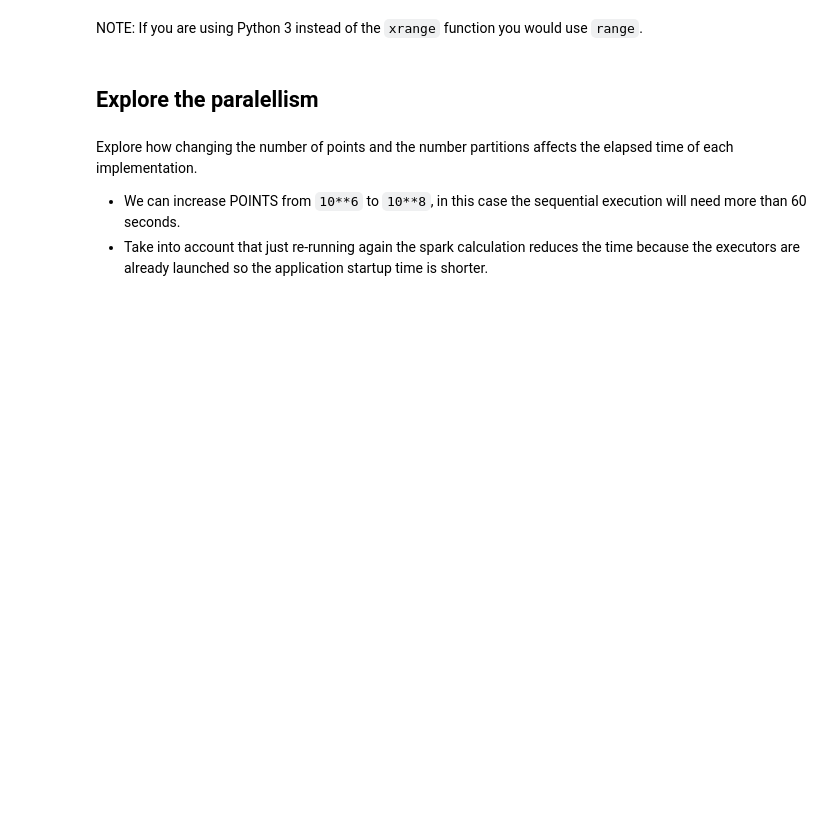
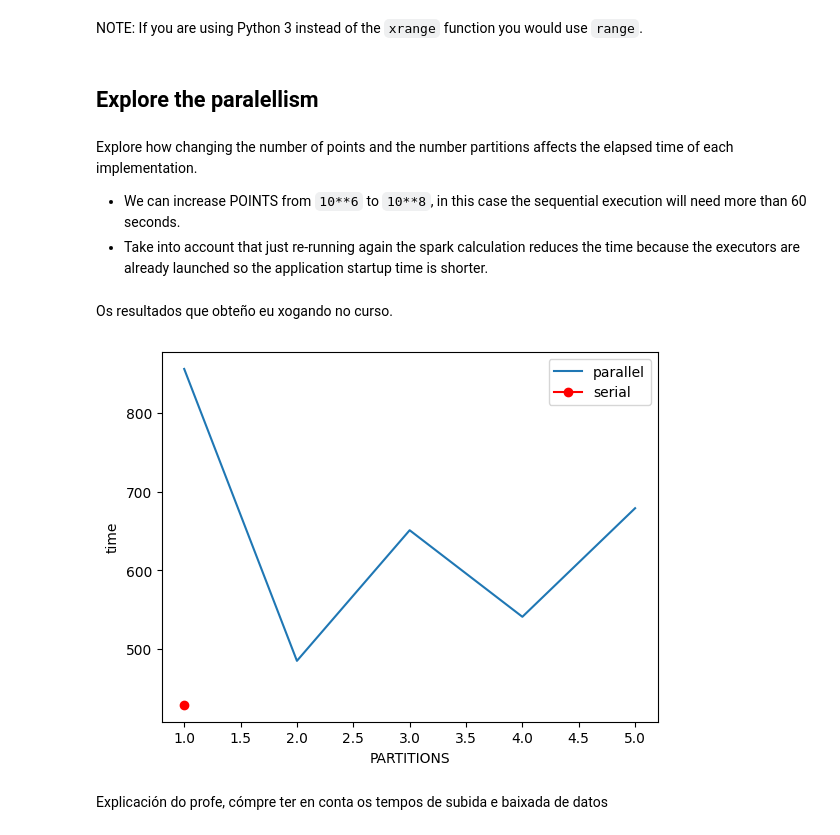
Before and after one commit to irocho/pyspark_course, a Jupyter notebook: core/solutions/Unit 3 Exercise Calculating Pi.ipynb, the cells around one changed output. Saved outputs shown, nothing was run; the diff lists cells and outputs as text; code cells hidden in the pictures; blank space fills up the shorter version.

```diff
--- a/core/solutions/Unit 3 Exercise Calculating Pi.ipynb
+++ b/core/solutions/Unit 3 Exercise Calculating Pi.ipynb
@@ -61,3 +61,19 @@ Explore how changing the number of points and the number partitions affects the
 
 - We can increase POINTS from `10**6` to `10**8`, in this case the sequential execution will need more than 60 seconds.
 - Take into account that just re-running again the spark calculation reduces the time because the executors are already launched so the application startup time is shorter.
+# %% [markdown]
+Os resultados que obteño eu xogando no curso.
+# %%
+
+%matplotlib inline
+import matplotlib.pyplot as plt
+plt.plot([1,2,3,4,5],[856, 485, 651, 541, 679],label='parallel')
+plt.plot(1, 429, '-ro', label='serial')
+plt.xlabel('PARTITIONS')
+plt.ylabel('time')
+plt.legend()
+plt.show()
+# %% [output]
+[figure, added]
+# %% [markdown]
+Explicación do profe, cómpre ter en conta os tempos de subida e baixada de datos
```
Also changed, not shown: parts of 2 cells of this notebook, 4 other files.
